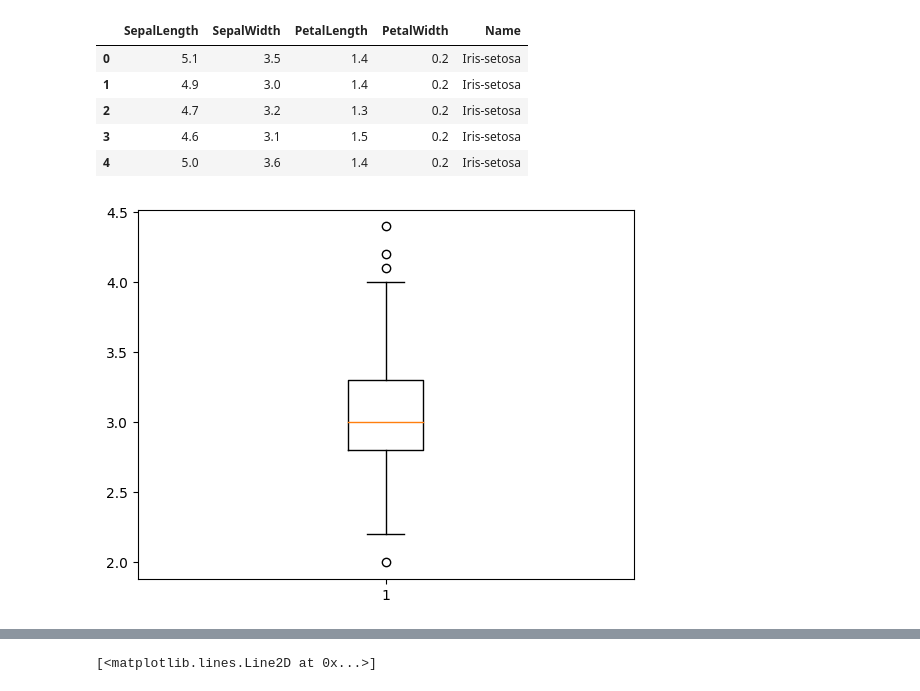
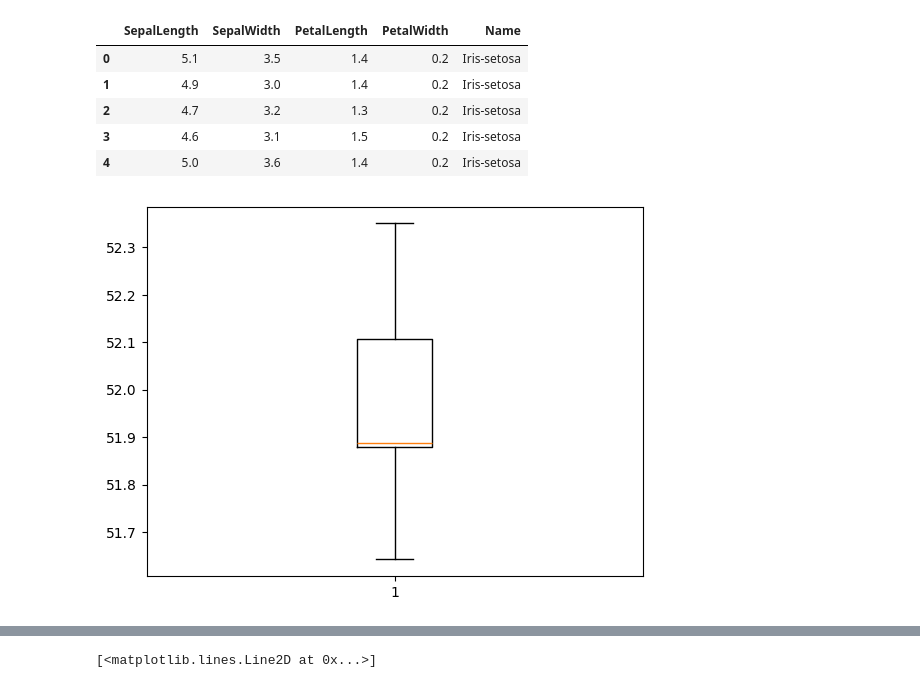
Before and after one commit to Thanyarat281-6/dataviz2025, a Jupyter notebook: Visualize_Data_Distribution.ipynb, the cells around one changed output, grey strips where cells are left out. Cells and saved outputs as stored; diff of their text form; code cells hidden in the pictures.

```diff
--- a/Visualize_Data_Distribution.ipynb
+++ b/Visualize_Data_Distribution.ipynb
@@ -309,6 +345,6 @@ df.head()
 | 3 | 4.6 | 3.1 | 1.5 | 0.2 | Iris-setosa |
 | 4 | 5.0 | 3.6 | 1.4 | 0.2 | Iris-setosa |
 # %%
-O = plt.boxplot(df['SepalWidth'])
+O = plt.boxplot(stopandsearch_df['Latitude'].dropna())
 # %% [output]
-[figure, old version]
+[figure, new version]
```
Also changed, not shown: parts of 24 cells of this notebook.
